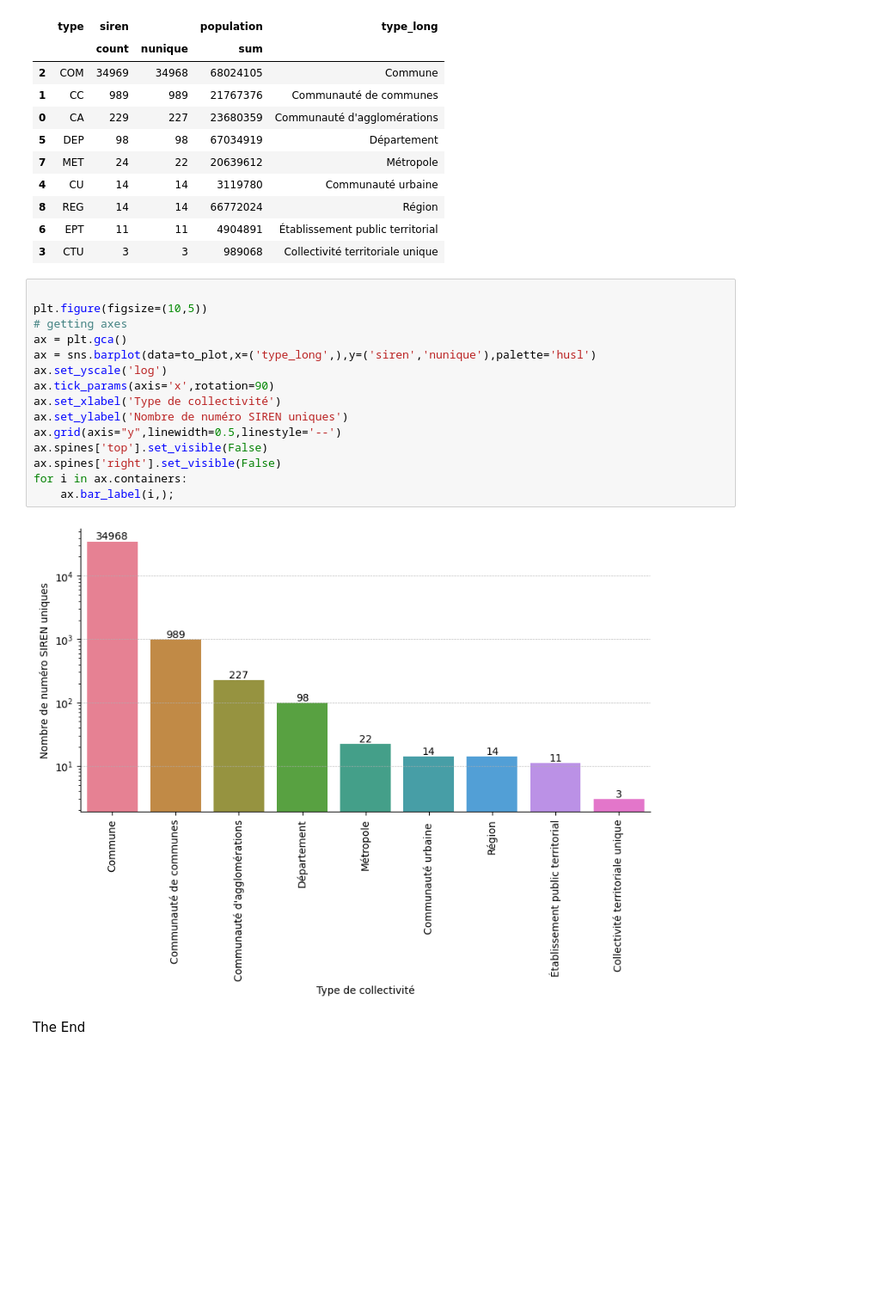
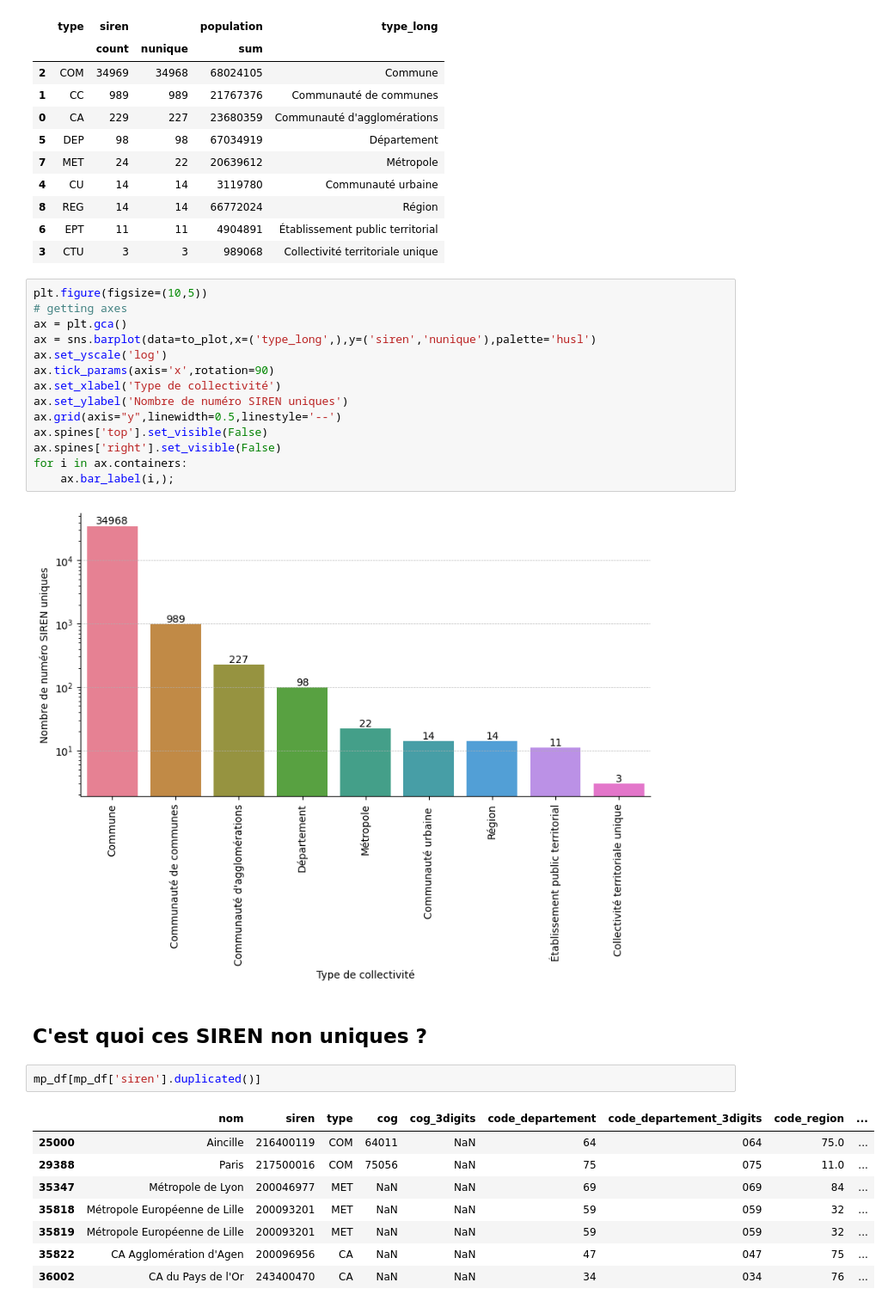
Before and after one commit to Jo-Lord/D4G_EP_DA, a Jupyter notebook: 2025-02-24_MP_Demo_CC.ipynb, the cells around one changed output. Shown at 86% size. Drawn from its saved outputs; the diff is of its cells as text; blank space fills up the shorter version.

Commit message:
Rajout SIREN dupliqués

```diff
--- a/2025-02-24_MP_Demo_CC.ipynb
+++ b/2025-02-24_MP_Demo_CC.ipynb
@@ -67,7 +67,6 @@ to_plot
 | 6 | EPT | 11 | 11 | 4904891 | Établissement public territorial |
 | 3 | CTU | 3 | 3 | 989068 | Collectivité territoriale unique |
 # %%
-
 plt.figure(figsize=(10,5))
 # getting axes
 ax = plt.gca()
@@ -83,5 +82,16 @@ for i in ax.containers:
     ax.bar_label(i,);
 # %% [output]
 [figure]
-# %% [markdown]
-The End
+# %% [markdown]
+## C'est quoi ces SIREN non uniques ?
+# %%
+mp_df[mp_df['siren'].duplicated()]
+# %% [output]
+|  | nom | siren | type | cog | cog_3digits | code_departement | code_departement_3digits | code_region | ... |
+| 25000 | Aincille | 216400119 | COM | 64011 | NaN | 64 | 064 | 75.0 | ... |
+| 29388 | Paris | 217500016 | COM | 75056 | NaN | 75 | 075 | 11.0 | ... |
+| 35347 | Métropole de Lyon | 200046977 | MET | NaN | NaN | 69 | 069 | 84 | ... |
+| 35818 | Métropole Européenne de Lille | 200093201 | MET | NaN | NaN | 59 | 059 | 32 | ... |
+| 35819 | Métropole Européenne de Lille | 200093201 | MET | NaN | NaN | 59 | 059 | 32 | ... |
+| 35822 | CA Agglomération d'Agen | 200096956 | CA | NaN | NaN | 47 | 047 | 75 | ... |
+| 36002 | CA du Pays de l'Or | 243400470 | CA | NaN | NaN | 34 | 034 | 76 | ... |
```
